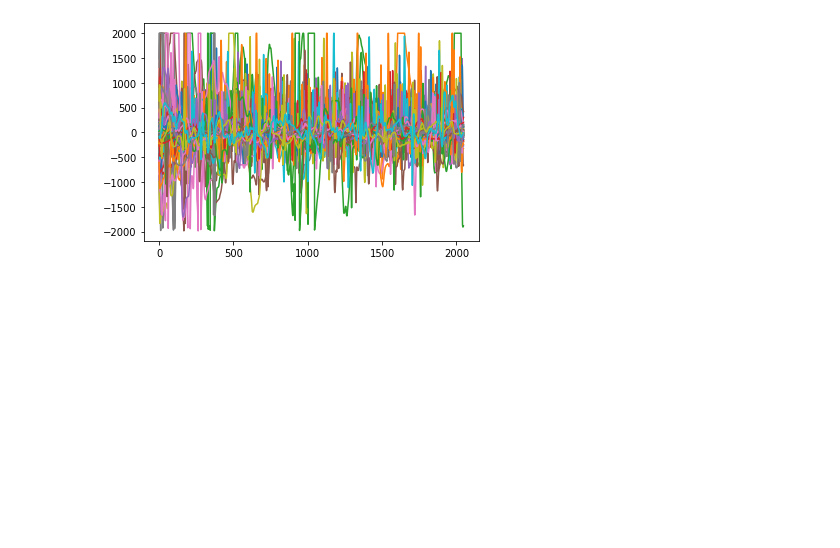
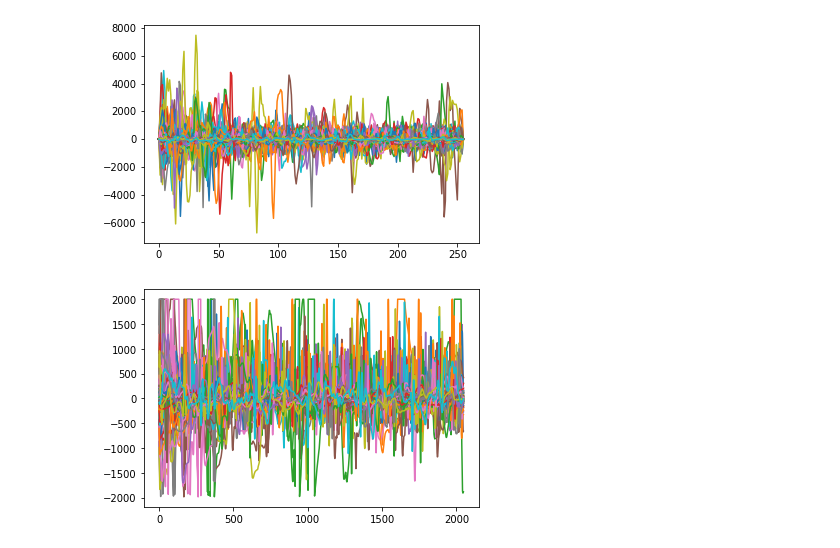
Before and after one commit to wonderit/ecg, a Jupyter notebook: examples/cinc17/data_preprocess.ipynb, the cells around one changed output. Saved outputs shown, nothing was run; the diff lists cells and outputs as text; code cells hidden in the pictures; blank space fills up the shorter version.

```diff
--- a/examples/cinc17/data_preprocess.ipynb
+++ b/examples/cinc17/data_preprocess.ipynb
@@ -27,3 +38,16 @@ def apply_threshold(arr, thres):
+# %%
+order = int(0.3 * 100)
+f_x_t, _, _ = st.filter_signal(signal=x_t,
+                                          ftype='FIR',
+                                          band='bandpass',
+                                          order=order,
+                                          frequency=[3, 45],
+                                          sampling_rate=100)
+plt.clf()
+for i in range(1000):
+    plt.plot(f_x_t[500+i, :])
+# %% [output]
+[figure, added]
 # %%
 X = apply_threshold(X_train, 2000)
 # plot random X
```
Also changed, not shown: parts of 11 cells of this notebook, 2 other files.
